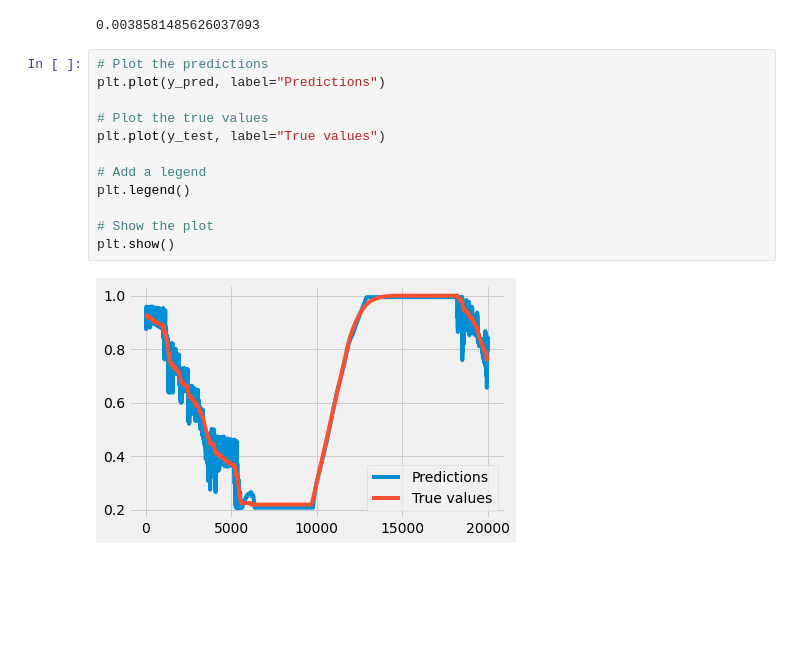
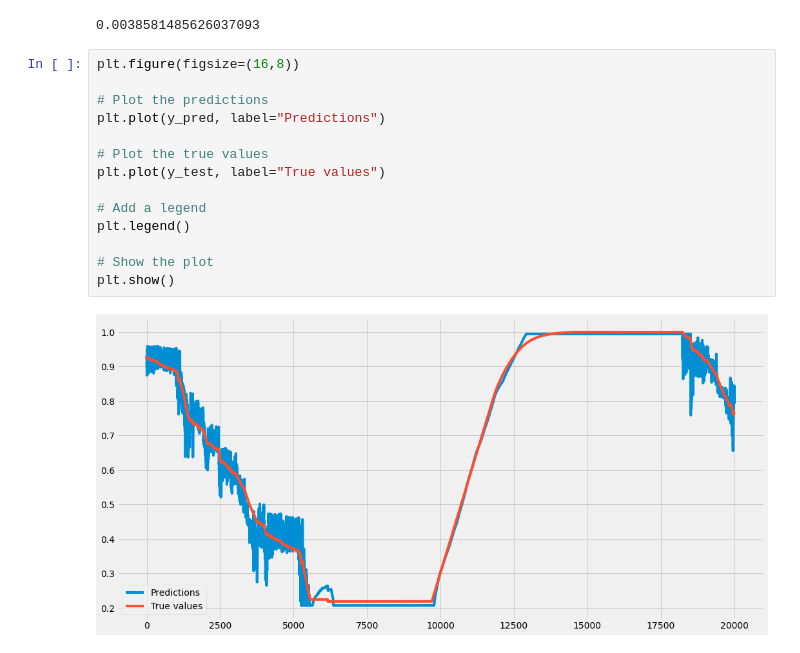
Before and after one commit to kylrw/Range-Estimation-MARC, a Jupyter notebook: SOCprediction.ipynb, the cells around one changed output. Saved outputs shown, nothing was run; the diff lists cells and outputs as text; blank space fills up the shorter version.

```diff
--- a/SOCprediction.ipynb
+++ b/SOCprediction.ipynb
@@ -135,16 +135,18 @@ rmse
 # %% [output]
 0.0038581485626037093
 # %%
+plt.figure(figsize=(16,8))
+
 # Plot the predictions
 plt.plot(y_pred, label="Predictions")
 
 # Plot the true values
 plt.plot(y_test, label="True values")
 
 # Add a legend
 plt.legend()
 
 # Show the plot
 plt.show()
 # %% [output]
-[figure, old version]
+[figure, new version]
```
